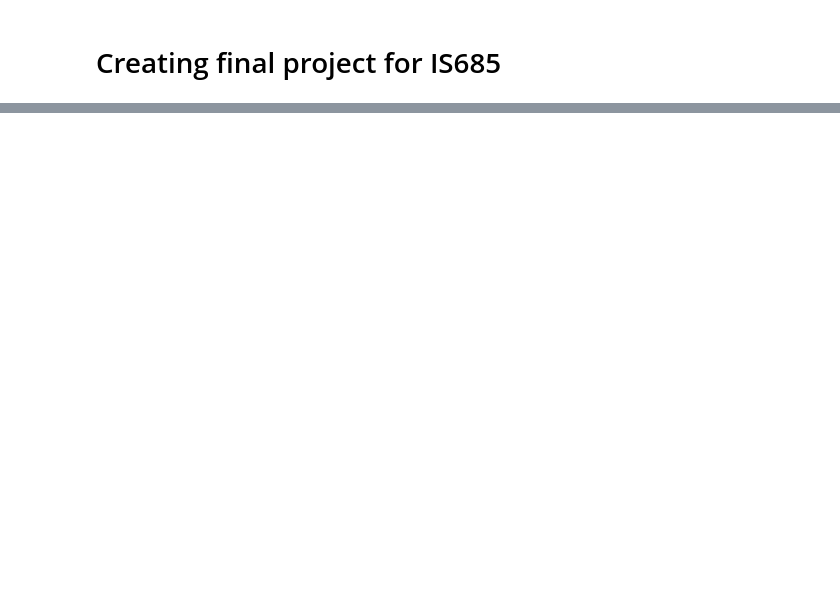
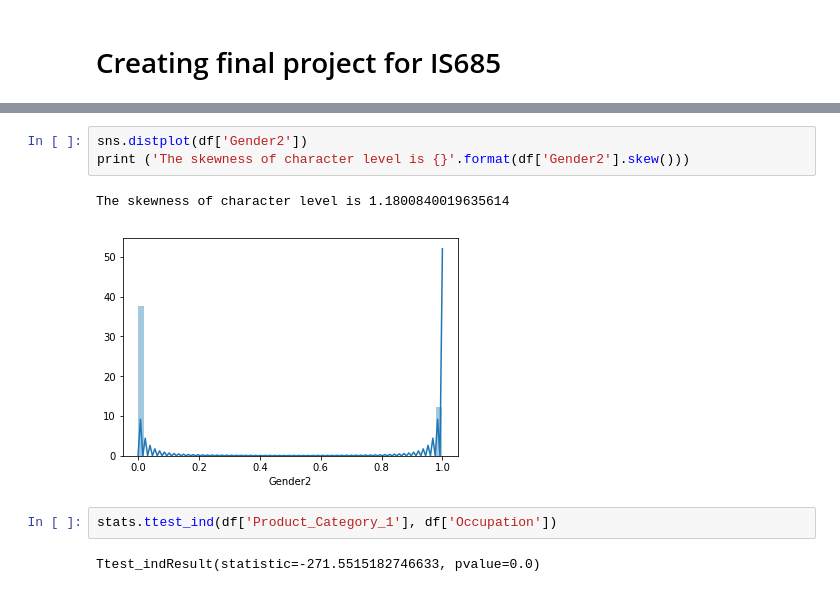
Before and after one commit to mjmajadly/FinalProject, a Jupyter notebook: FinalProject.ipynb, the cells around one changed output, grey strips where cells are left out. Drawn from its saved outputs; the diff is of its cells as text; blank space fills up the shorter version.

```diff
--- a/FinalProject.ipynb
+++ b/FinalProject.ipynb
@@ -35,0 +177,10 @@ df.head()
+# %%
+sns.distplot(df['Gender2'])
+print ('The skewness of character level is {}'.format(df['Gender2'].skew()))
+# %% [output]
+The skewness of character level is 1.1800840019635614
+[figure, added]
+# %%
+stats.ttest_ind(df['Product_Category_1'], df['Occupation'])
+# %% [output]
+Ttest_indResult(statistic=-271.5515182746633, pvalue=0.0)
```
Also changed, not shown: parts of 14 cells of this notebook, 9 other files.
